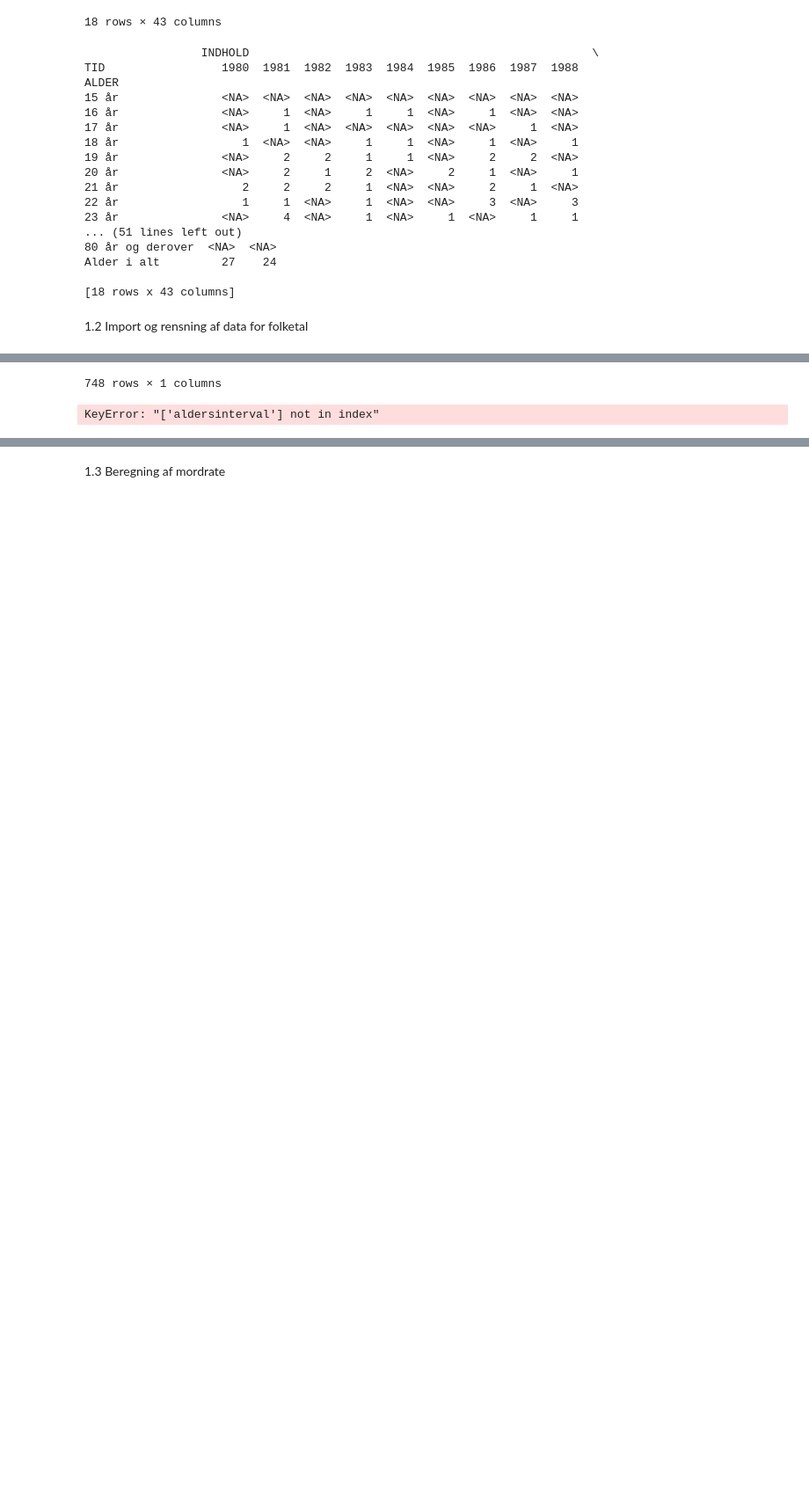
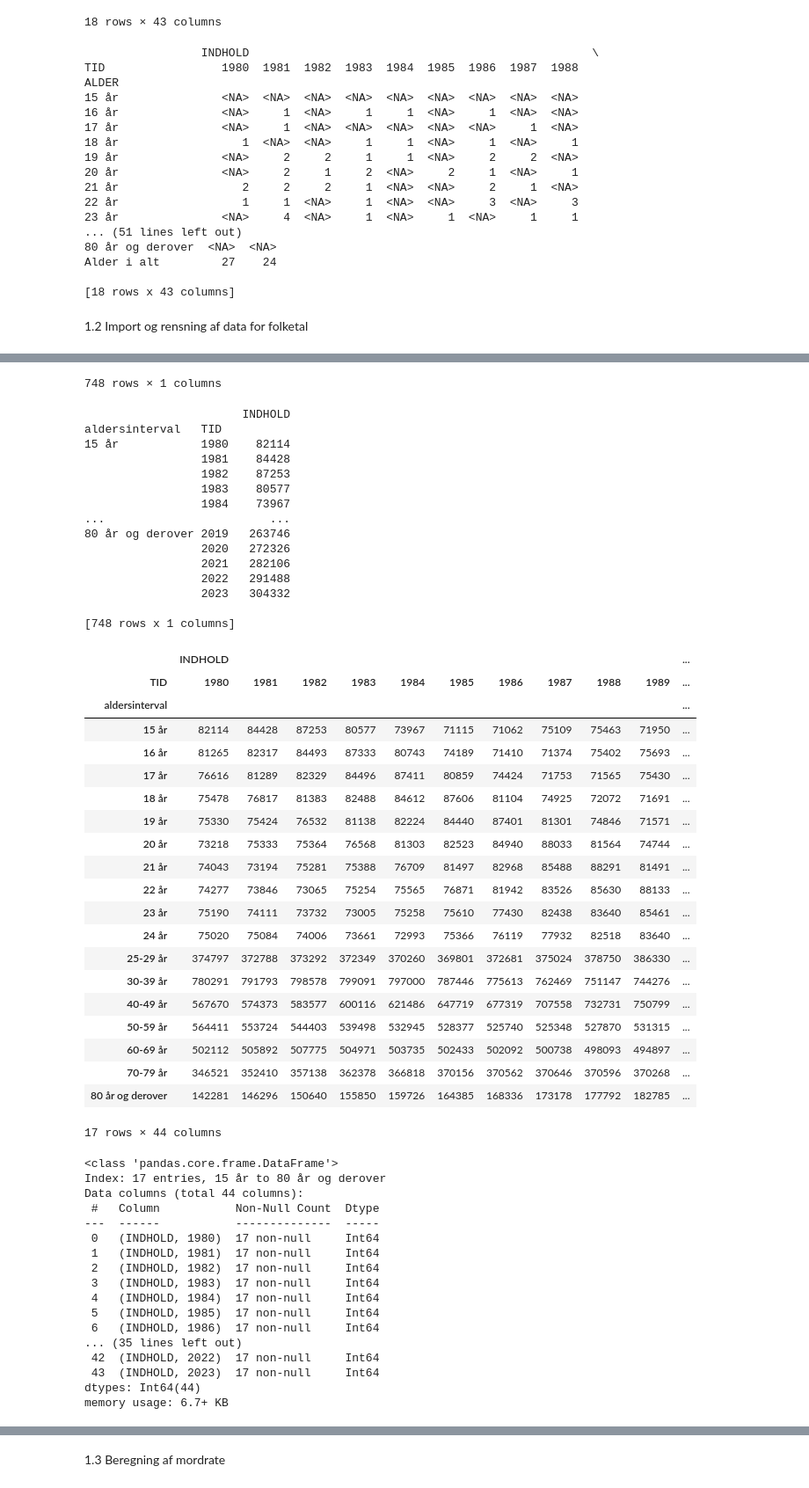
Before and after one commit to NumEconCopenhagen/projects-2023-bulen, a Jupyter notebook: dataproject/dataproject.ipynb, the cells around one changed output, grey strips where cells are left out. Shown: that part at 88% size. Cells and saved outputs as stored; diff of their text form; code cells hidden in the pictures; blank space fills up the shorter version.

```diff
--- a/dataproject/dataproject.ipynb
+++ b/dataproject/dataproject.ipynb
@@ -299,9 +286,10 @@ del befolkning['ALDER']
 bef_sum = befolkning.groupby(['aldersinterval', 'TID']).sum(numeric_only=1)
 
 display(bef_sum)
+print(bef_sum)
 
 #Nedenstående linje virker ikke med både columns og margins, men virker med kun index og column eller index og margins
-bef = bef_sum.pivot_table(index = ['aldersinterval'], columns = ['TID'], margins= True, margins_name='Alder i alt')
+bef = pd.pivot_table(bef_sum, index = ['aldersinterval'], columns = ['TID'])
 
 display(bef)
 
@@ -328,31 +316,83 @@ KØN
  id = TOT, text = I alt
  id = 1, text = Mænd
  id = 2, text = Kvinder
 |  | KØN | ALDER | TID | INDHOLD | aldersinterval |
 | 7395 | Kvinder | 15 | 1980 | 39933 | 15 år |
 | 1625 | Kvinder | 15 | 1981 | 41152 | 15 år |
 | 5015 | Kvinder | 15 | 1982 | 42568 | 15 år |
 | 694 | Kvinder | 15 | 1983 | 39442 | 15 år |
 | 5185 | Kvinder | 15 | 1984 | 35923 | 15 år |
 | ... | ... | ... | ... | ... | ... |
 | 3981 | Mænd | 99 | 2019 | 301 | 80 år og derover |
 | 4202 | Mænd | 99 | 2020 | 315 | 80 år og derover |
 | 6896 | Mænd | 99 | 2021 | 304 | 80 år og derover |
 | 7093 | Mænd | 99 | 2022 | 285 | 80 år og derover |
 | 1295 | Mænd | 99 | 2023 | 287 | 80 år og derover |
 7480 rows × 5 columns
 |  |  | INDHOLD |
 | aldersinterval | TID |  |
 | 15 år | 1980 | 82114 |
 |  | 1981 | 84428 |
 |  | 1982 | 87253 |
 |  | 1983 | 80577 |
 |  | 1984 | 73967 |
 | ... | ... | ... |
 | 80 år og derover | 2019 | 263746 |
 |  | 2020 | 272326 |
 |  | 2021 | 282106 |
 |  | 2022 | 291488 |
 |  | 2023 | 304332 |
 748 rows × 1 columns
-KeyError: "['aldersinterval'] not in index"
+                       INDHOLD
+aldersinterval   TID
+15 år            1980    82114
+                 1981    84428
+                 1982    87253
+                 1983    80577
+                 1984    73967
+...                        ...
+80 år og derover 2019   263746
+                 2020   272326
+                 2021   282106
+                 2022   291488
+                 2023   304332
+
+[748 rows x 1 columns]
+|  | INDHOLD |  |  |  |  |  |  |  |  |  | ... |
+| TID | 1980 | 1981 | 1982 | 1983 | 1984 | 1985 | 1986 | 1987 | 1988 | 1989 | ... |
+| aldersinterval |  |  |  |  |  |  |  |  |  |  | ... |
+| 15 år | 82114 | 84428 | 87253 | 80577 | 73967 | 71115 | 71062 | 75109 | 75463 | 71950 | ... |
+| 16 år | 81265 | 82317 | 84493 | 87333 | 80743 | 74189 | 71410 | 71374 | 75402 | 75693 | ... |
+| 17 år | 76616 | 81289 | 82329 | 84496 | 87411 | 80859 | 74424 | 71753 | 71565 | 75430 | ... |
+| 18 år | 75478 | 76817 | 81383 | 82488 | 84612 | 87606 | 81104 | 74925 | 72072 | 71691 | ... |
+| 19 år | 75330 | 75424 | 76532 | 81138 | 82224 | 84440 | 87401 | 81301 | 74846 | 71571 | ... |
+| 20 år | 73218 | 75333 | 75364 | 76568 | 81303 | 82523 | 84940 | 88033 | 81564 | 74744 | ... |
+| 21 år | 74043 | 73194 | 75281 | 75388 | 76709 | 81497 | 82968 | 85488 | 88291 | 81491 | ... |
+| 22 år | 74277 | 73846 | 73065 | 75254 | 75565 | 76871 | 81942 | 83526 | 85630 | 88133 | ... |
+| 23 år | 75190 | 74111 | 73732 | 73005 | 75258 | 75610 | 77430 | 82438 | 83640 | 85461 | ... |
+| 24 år | 75020 | 75084 | 74006 | 73661 | 72993 | 75366 | 76119 | 77932 | 82518 | 83640 | ... |
+| 25-29 år | 374797 | 372788 | 373292 | 372349 | 370260 | 369801 | 372681 | 375024 | 378750 | 386330 | ... |
+| 30-39 år | 780291 | 791793 | 798578 | 799091 | 797000 | 787446 | 775613 | 762469 | 751147 | 744276 | ... |
+| 40-49 år | 567670 | 574373 | 583577 | 600116 | 621486 | 647719 | 677319 | 707558 | 732731 | 750799 | ... |
+| 50-59 år | 564411 | 553724 | 544403 | 539498 | 532945 | 528377 | 525740 | 525348 | 527870 | 531315 | ... |
+| 60-69 år | 502112 | 505892 | 507775 | 504971 | 503735 | 502433 | 502092 | 500738 | 498093 | 494897 | ... |
+| 70-79 år | 346521 | 352410 | 357138 | 362378 | 366818 | 370156 | 370562 | 370646 | 370596 | 370268 | ... |
+| 80 år og derover | 142281 | 146296 | 150640 | 155850 | 159726 | 164385 | 168336 | 173178 | 177792 | 182785 | ... |
+17 rows × 44 columns
+<class 'pandas.core.frame.DataFrame'>
+Index: 17 entries, 15 år to 80 år og derover
+Data columns (total 44 columns):
+ #   Column           Non-Null Count  Dtype
+---  ------           --------------  -----
+ 0   (INDHOLD, 1980)  17 non-null     Int64
+ 1   (INDHOLD, 1981)  17 non-null     Int64
+ 2   (INDHOLD, 1982)  17 non-null     Int64
+ 3   (INDHOLD, 1983)  17 non-null     Int64
+ 4   (INDHOLD, 1984)  17 non-null     Int64
+ 5   (INDHOLD, 1985)  17 non-null     Int64
+ 6   (INDHOLD, 1986)  17 non-null     Int64
+... (35 lines left out)
+ 42  (INDHOLD, 2022)  17 non-null     Int64
+ 43  (INDHOLD, 2023)  17 non-null     Int64
+dtypes: Int64(44)
+memory usage: 6.7+ KB
```
Also changed, not shown: parts of 8 cells of this notebook.
